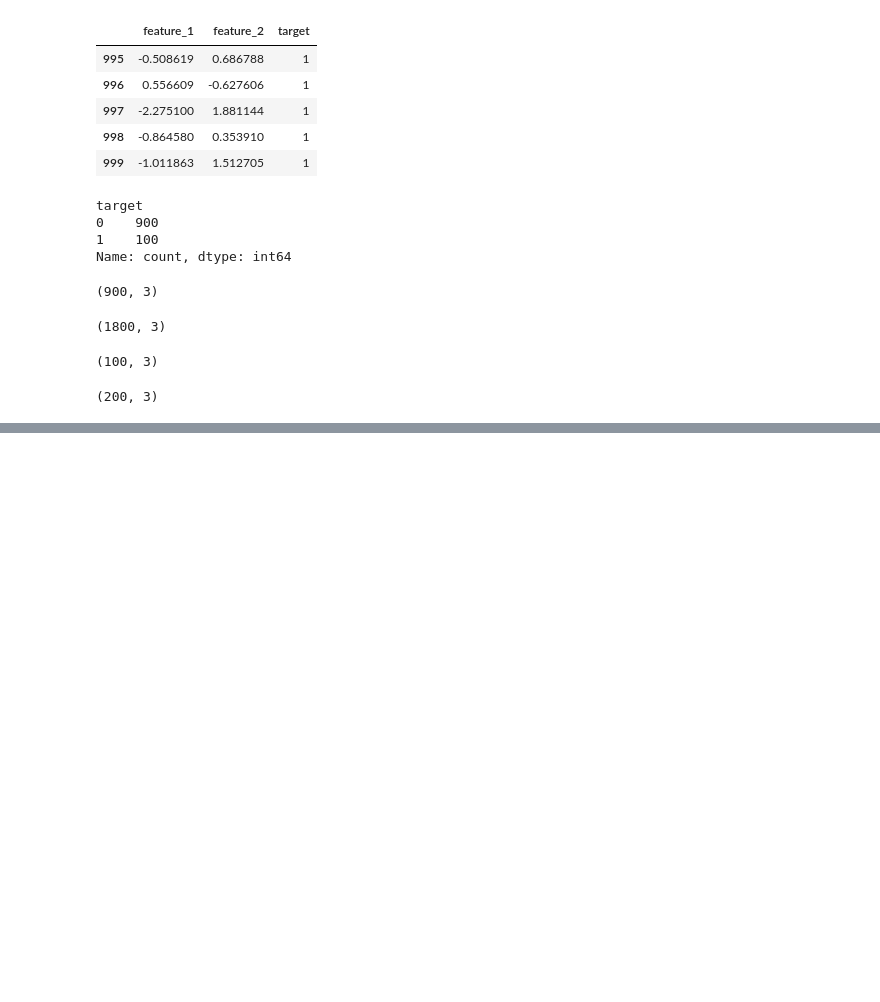
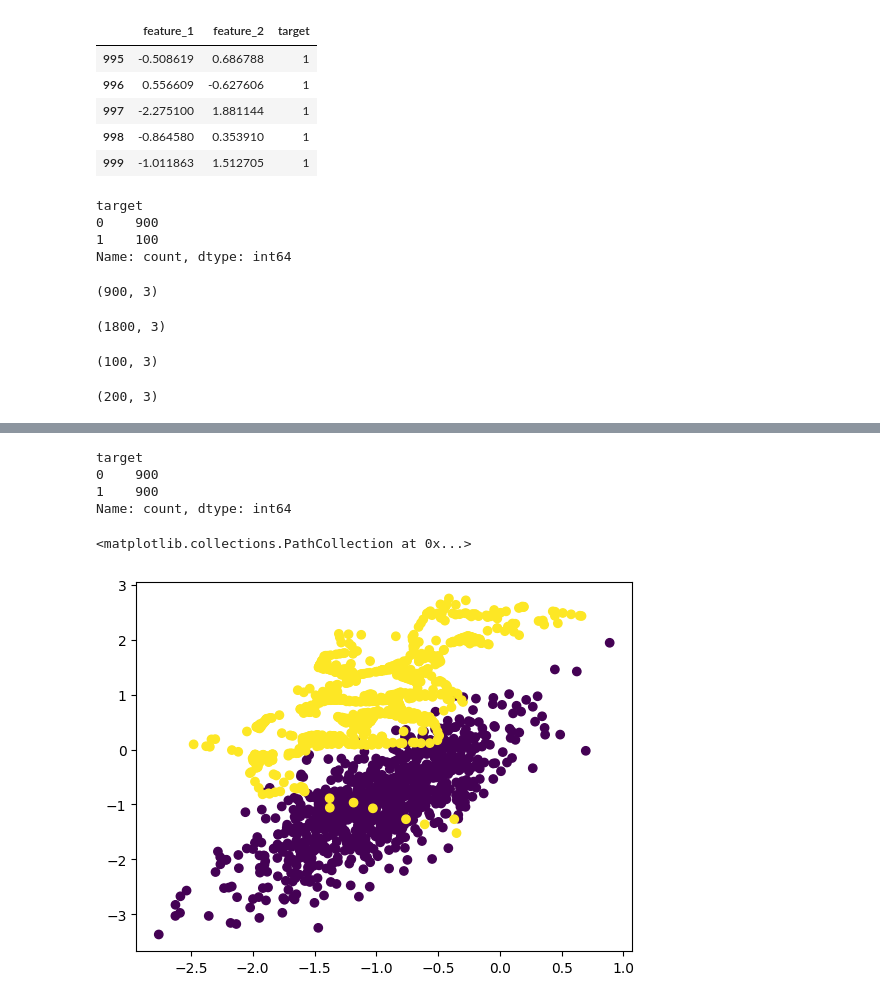
Before and after one commit to SawhneySatvik/MachineLearning, a Jupyter notebook: 05.FeatureEngineering/02.ImbalancedData.ipynb, the cells around one changed output, grey strips where cells are left out. Saved outputs shown, nothing was run; the diff lists cells and outputs as text; code cells hidden in the pictures; blank space fills up the shorter version.

```diff
--- a/05.FeatureEngineering/02.ImbalancedData.ipynb
+++ b/05.FeatureEngineering/02.ImbalancedData.ipynb
@@ -85,0 +123,12 @@ df_downsampled.shape
+# %%
+y.value_counts()
+# %% [output]
+target
+0    900
+1    900
+Name: count, dtype: int64
+# %%
+plt.scatter(X['f1'], X['f2'], c=y)
+# %% [output]
+<matplotlib.collections.PathCollection at 0x...>
+[figure, added]
```
Also changed, not shown: parts of 8 cells of this notebook, 1 other file.
